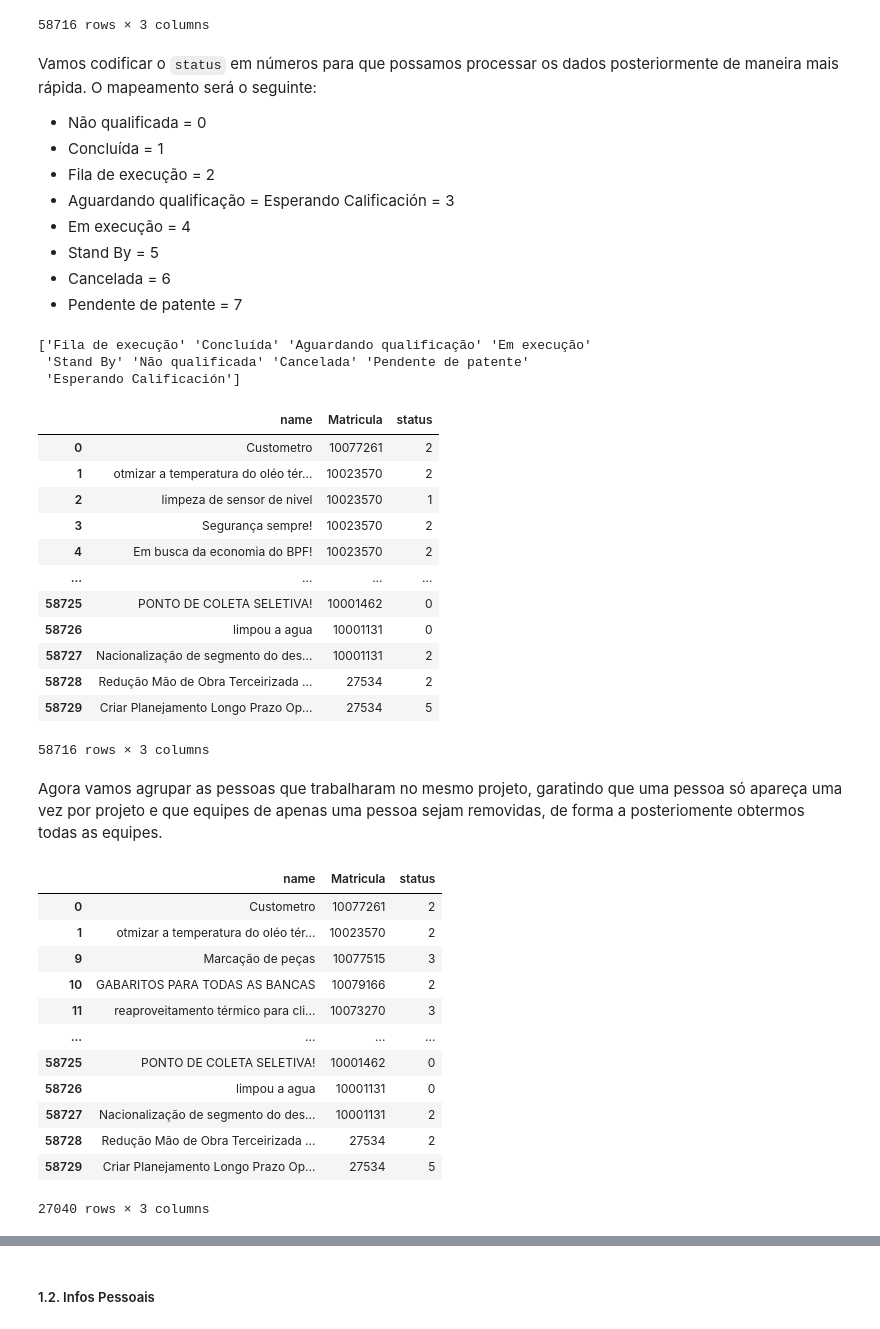
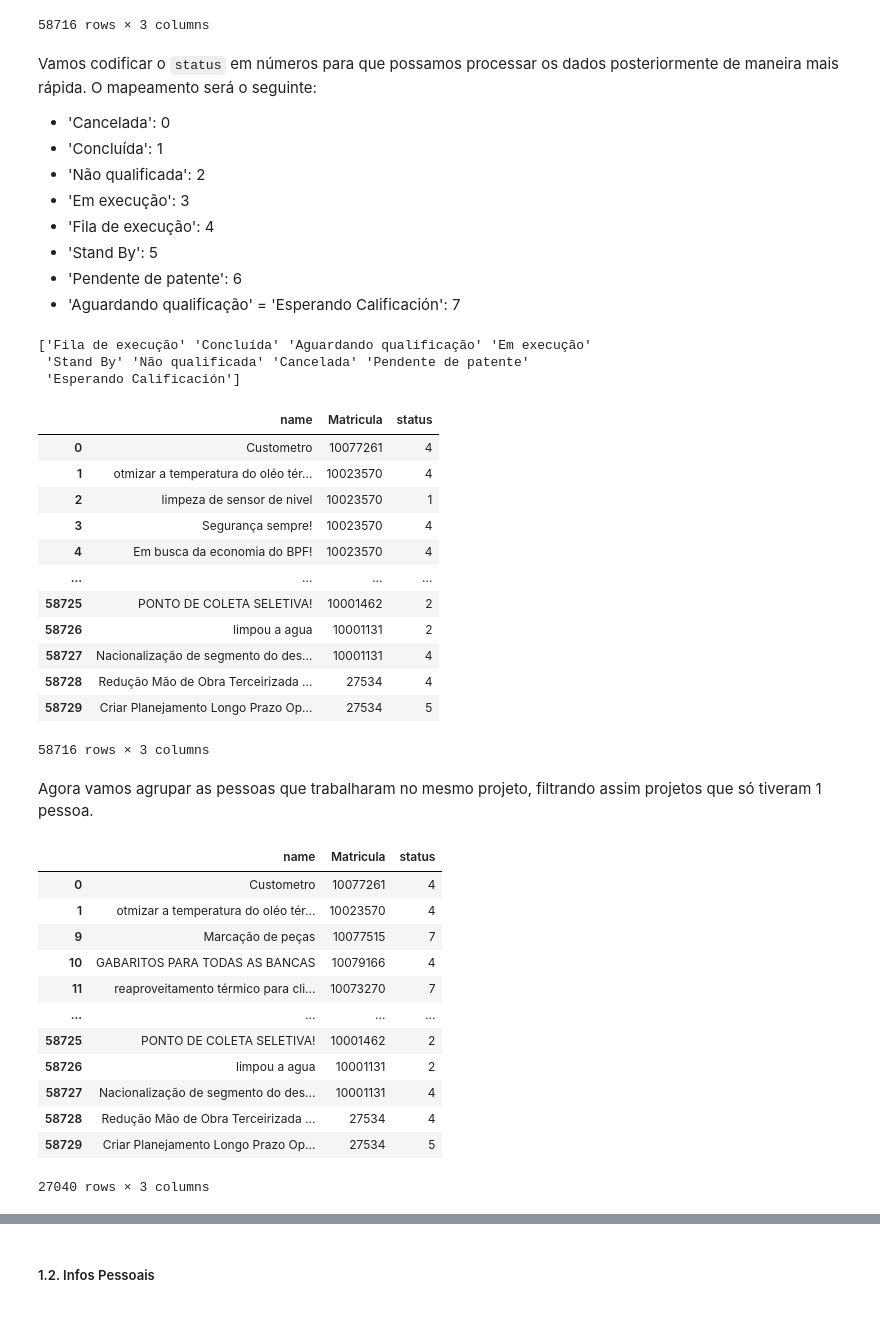
Before and after one commit to vinciusb/TP3-ML, a Jupyter notebook: tp.ipynb, the cells around one changed output, grey strips where cells are left out. Drawn from its saved outputs; the diff is of its cells as text; code cells hidden in the pictures.

```diff
--- a/tp.ipynb
+++ b/tp.ipynb
@@ -75,58 +77,58 @@ projetos
 58716 rows × 3 columns
 # %% [markdown]
 Vamos codificar o `status` em números para que possamos processar os dados posteriormente de maneira mais rápida. O mapeamento será o seguinte:
-- Não qualificada = 0
-- Concluída = 1
-- Fila de execução = 2
-- Aguardando qualificação = Esperando Calificación = 3
-- Em execução = 4
-- Stand By = 5
-- Cancelada = 6
-- Pendente de patente = 7
+- 'Cancelada': 0
+- 'Concluída': 1
+- 'Não qualificada': 2
+- 'Em execução': 3
+- 'Fila de execução': 4
+- 'Stand By': 5
+- 'Pendente de patente': 6
+- 'Aguardando qualificação' = 'Esperando Calificación': 7
 # %%
-NUM_TO_STATS = ['Não qualificada',
+NUM_TO_STATS = ['Cancelada',
                 'Concluída',
+                'Não qualificada',
+                'Em execução',
                 'Fila de execução',
-                'Aguardando qualificação',
-                'Em execução',
                 'Stand By',
-                'Cancelada',
-                'Pendente de patente']
-STATS_TO_NUM = {'Não qualificada': 0,
+                'Pendente de patente',
+                'Aguardando qualificação']
+STATS_TO_NUM = {'Cancelada': 0,
                 'Concluída': 1,
-                'Fila de execução': 2,
-                'Aguardando qualificação': 3,
-                'Esperando Calificación': 3,
-                'Em execução': 4,
+                'Não qualificada': 2,   # Decided to put non qualified after concluded and not after
+                'Em execução': 3,       # canceled considering that non qualified means that the work
+                'Fila de execução': 4,  # was not bad, but with any invalid requirement
                 'Stand By': 5,
-                'Cancelada': 6,
-                'Pendente de patente': 7}
+                'Pendente de patente': 6,
+                'Aguardando qualificação': 7,
+                'Esperando Calificación': 7,}
 
 print(projetos['status'].unique())
 # Transform the data
 projetos['status'] =  projetos['status'].apply(lambda row: STATS_TO_NUM[row]).values
 projetos
 # %% [output]
 ['Fila de execução' 'Concluída' 'Aguardando qualificação' 'Em execução'
  'Stand By' 'Não qualificada' 'Cancelada' 'Pendente de patente'
  'Esperando Calificación']
 |  | name | Matricula | status |
-| 0 | Custometro | 10077261 | 2 |
-| 1 | otmizar a temperatura do oléo tér... | 10023570 | 2 |
+| 0 | Custometro | 10077261 | 4 |
+| 1 | otmizar a temperatura do oléo tér... | 10023570 | 4 |
 | 2 | limpeza de sensor de nivel | 10023570 | 1 |
-| 3 | Segurança sempre! | 10023570 | 2 |
-| 4 | Em busca da economia do BPF! | 10023570 | 2 |
+| 3 | Segurança sempre! | 10023570 | 4 |
+| 4 | Em busca da economia do BPF! | 10023570 | 4 |
 | ... | ... | ... | ... |
-| 58725 | PONTO DE COLETA SELETIVA! | 10001462 | 0 |
-| 58726 | limpou a agua | 10001131 | 0 |
-| 58727 | Nacionalização de segmento do des... | 10001131 | 2 |
-| 58728 | Redução Mão de Obra Terceirizada ... | 27534 | 2 |
+| 58725 | PONTO DE COLETA SELETIVA! | 10001462 | 2 |
+| 58726 | limpou a agua | 10001131 | 2 |
+| 58727 | Nacionalização de segmento do des... | 10001131 | 4 |
+| 58728 | Redução Mão de Obra Terceirizada ... | 27534 | 4 |
 | 58729 | Criar Planejamento Longo Prazo Op... | 27534 | 5 |
 58716 rows × 3 columns
-# %% [markdown]
-Agora vamos agrupar as pessoas que trabalharam no mesmo projeto, garatindo que uma pessoa só apareça uma vez por projeto e que equipes de apenas uma pessoa sejam removidas, de forma a posteriomente obtermos todas as equipes.
+# %% [markdown]
+Agora vamos agrupar as pessoas que trabalharam no mesmo projeto, filtrando assim projetos que só tiveram 1 pessoa.
 # %%
-# Group people that worked in the same project
+# Group people that worked in the same project (and in projects with more than 1 person)
 mask = projetos.groupby('name').count()['Matricula'] > 1
 # Removes projects that only one person work on
 map = {}
@@ -139,15 +141,15 @@ proj_gt_1 = proj_gt_1.drop_duplicates()
 proj_gt_1
 # %% [output]
 |  | name | Matricula | status |
-| 0 | Custometro | 10077261 | 2 |
-| 1 | otmizar a temperatura do oléo tér... | 10023570 | 2 |
-| 9 | Marcação de peças | 10077515 | 3 |
-| 10 | GABARITOS PARA TODAS AS BANCAS | 10079166 | 2 |
-| 11 | reaproveitamento térmico para cli... | 10073270 | 3 |
+| 0 | Custometro | 10077261 | 4 |
+| 1 | otmizar a temperatura do oléo tér... | 10023570 | 4 |
+| 9 | Marcação de peças | 10077515 | 7 |
+| 10 | GABARITOS PARA TODAS AS BANCAS | 10079166 | 4 |
+| 11 | reaproveitamento térmico para cli... | 10073270 | 7 |
 | ... | ... | ... | ... |
-| 58725 | PONTO DE COLETA SELETIVA! | 10001462 | 0 |
-| 58726 | limpou a agua | 10001131 | 0 |
-| 58727 | Nacionalização de segmento do des... | 10001131 | 2 |
-| 58728 | Redução Mão de Obra Terceirizada ... | 27534 | 2 |
+| 58725 | PONTO DE COLETA SELETIVA! | 10001462 | 2 |
+| 58726 | limpou a agua | 10001131 | 2 |
+| 58727 | Nacionalização de segmento do des... | 10001131 | 4 |
+| 58728 | Redução Mão de Obra Terceirizada ... | 27534 | 4 |
 | 58729 | Criar Planejamento Longo Prazo Op... | 27534 | 5 |
 27040 rows × 3 columns
```
Also changed, not shown: parts of 38 cells of this notebook.
